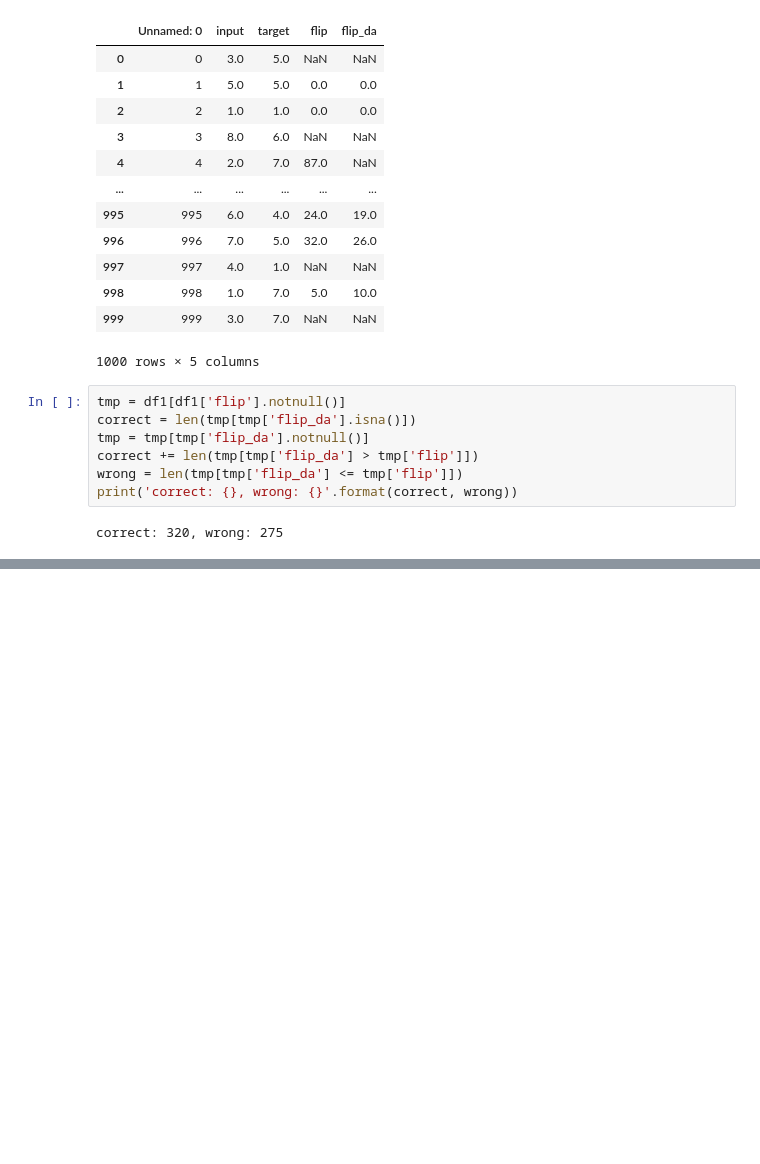
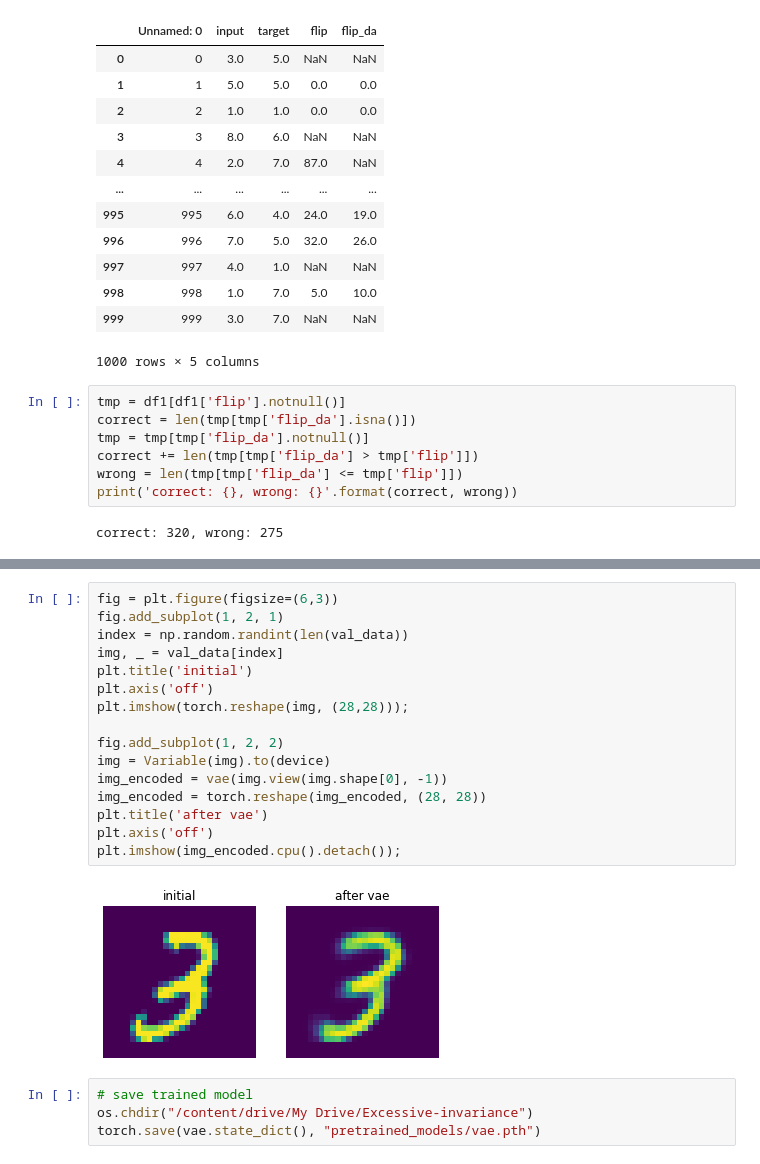
Before and after one commit to a-chubcheva/Excessive-invariance, a Jupyter notebook: autoencoder.ipynb, the cells around one changed output, grey strips where cells are left out. Cells and saved outputs as stored; diff of their text form; blank space fills up the shorter version.

```diff
--- a/autoencoder.ipynb
+++ b/autoencoder.ipynb
@@ -509,0 +434,22 @@ classifier prediction:  8
+# %%
+fig = plt.figure(figsize=(6,3))
+fig.add_subplot(1, 2, 1)
+index = np.random.randint(len(val_data))
+img, _ = val_data[index]
+plt.title('initial')
+plt.axis('off')
+plt.imshow(torch.reshape(img, (28,28)));
+
+fig.add_subplot(1, 2, 2)
+img = Variable(img).to(device)
+img_encoded = vae(img.view(img.shape[0], -1))
+img_encoded = torch.reshape(img_encoded, (28, 28))
+plt.title('after vae')
+plt.axis('off')
+plt.imshow(img_encoded.cpu().detach());
+# %% [output]
+[figure, added]
+# %%
+# save trained model
+os.chdir("/content/drive/My Drive/Excessive-invariance")
+torch.save(vae.state_dict(), "pretrained_models/vae.pth")
```
Also changed, not shown: parts of 34 cells of this notebook, 2 other files.
